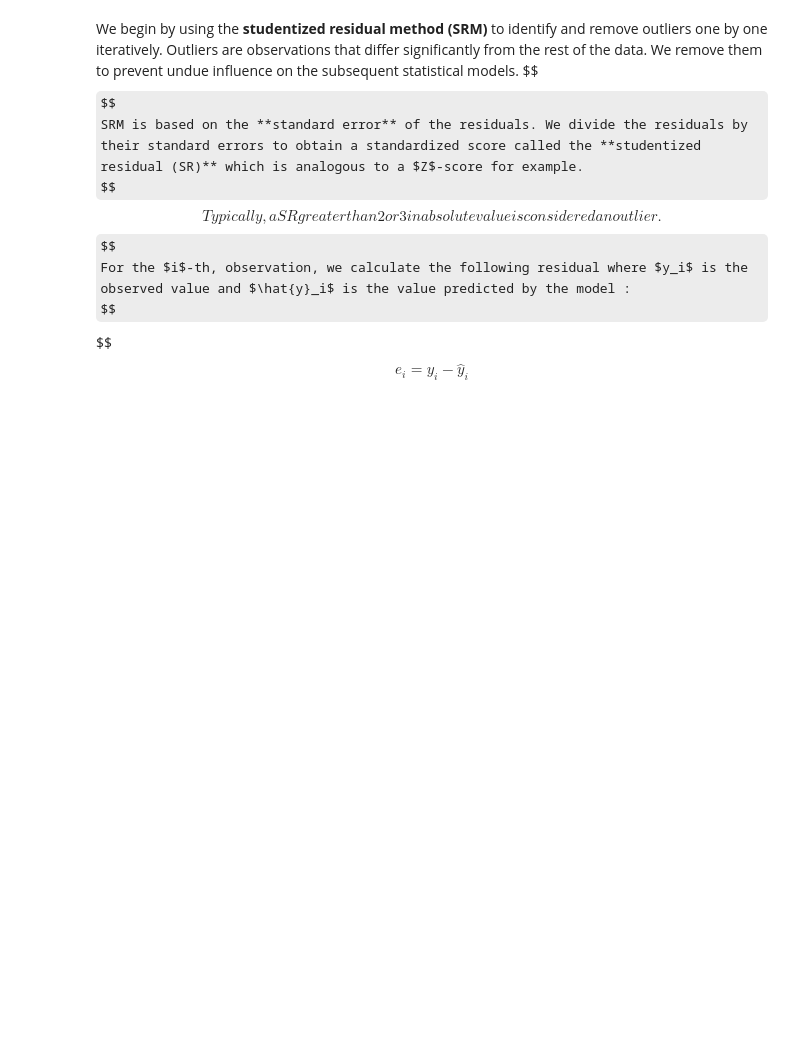
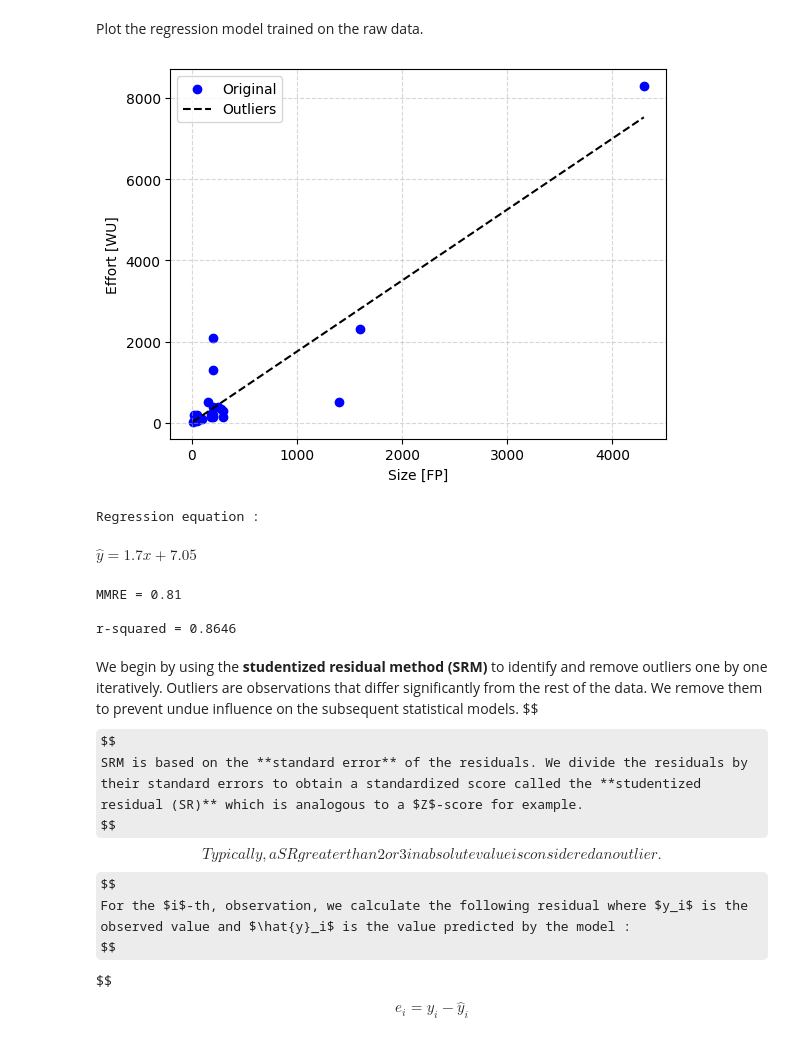
Before and after one commit to iannickgagnon/software_estimation_analysis_1_2023, a Jupyter notebook: main.ipynb, the cells around one changed output. Saved outputs shown, nothing was run; the diff lists cells and outputs as text; code cells hidden in the pictures; some formulas as TeX source; blank space fills up the shorter version.

Commit message:
Added some regression equations, MMRE and r-squared values. Also some helper functions for simple calculations.

```diff
--- a/main.ipynb
+++ b/main.ipynb
@@ -47,3 +90,55 @@ def model_get_slope_intercept(model: LinearRegression) -> Tuple[float, float]:
+# %% [markdown]
+Plot the regression model trained on the raw data.
+# %%
+def generate_plot_0():
+
+  # Get the original data
+  x_original, y_original = get_data()
+
+  # Build vanilla model
+  model_original = LinearRegression().fit(x_original, y_original)
+
+  # Get the vanilla model's prediction
+  y_pred = model_original.predict(x_original)
+
+  # Create plots
+  plt.scatter(x_original, y_original, color='b')
+  plt.plot(x_original, y_pred, '--k')
+
+  # Add axis labels
+  plt.xlabel('Size [FP]')
+  plt.ylabel('Effort [WU]')
+
+  # Add grid lines
+  plt.grid(True, linestyle='--', alpha=0.5)
+
+  # Add legend
+  plt.legend(('Original', 'Outliers', 'Regression'))
+
+  # Show plot
+  plt.show()
+
+  # Show regression equation
+  print('Regression equation : ')
+  slope, intercept = model_get_slope_intercept(model_original)
+  display(Math(r'\hat{y} = ' + f'{slope:.2}x + {intercept:.2f}'))
+
+  # Show MMRE
+  mmre = calculate_mmre(y_original, y_pred)
+  print(f'\nMMRE = {mmre:.2f}')
+
+  # Show r-squared
+  r_squared = model_original.score(x_original, y_original)
+  print(f'\nr-squared = {r_squared:.4f}')
+
+generate_plot_0()
+# %% [output]
+[figure, added]
+Regression equation :
+$\displaystyle \hat{y} = 1.7x + 7.05$
+MMRE = 0.81
+
+r-squared = 0.8646
 # %% [markdown]
 We begin by using the **studentized residual method (SRM)** to identify and remove outliers one by one iteratively. Outliers are observations that differ significantly from the rest of the data. We remove them to prevent undue influence on the subsequent statistical models.
 $$$$
```
Also changed, not shown: parts of 9 cells of this notebook.
